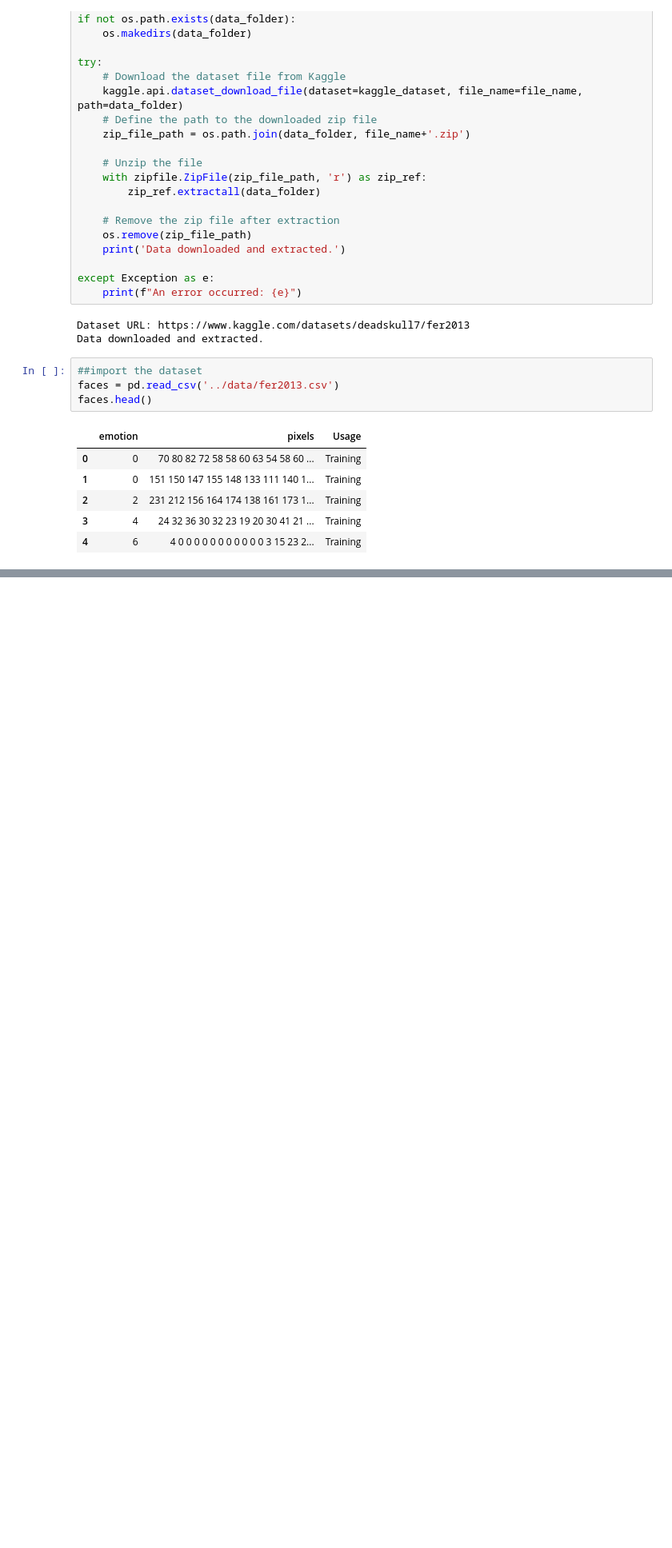
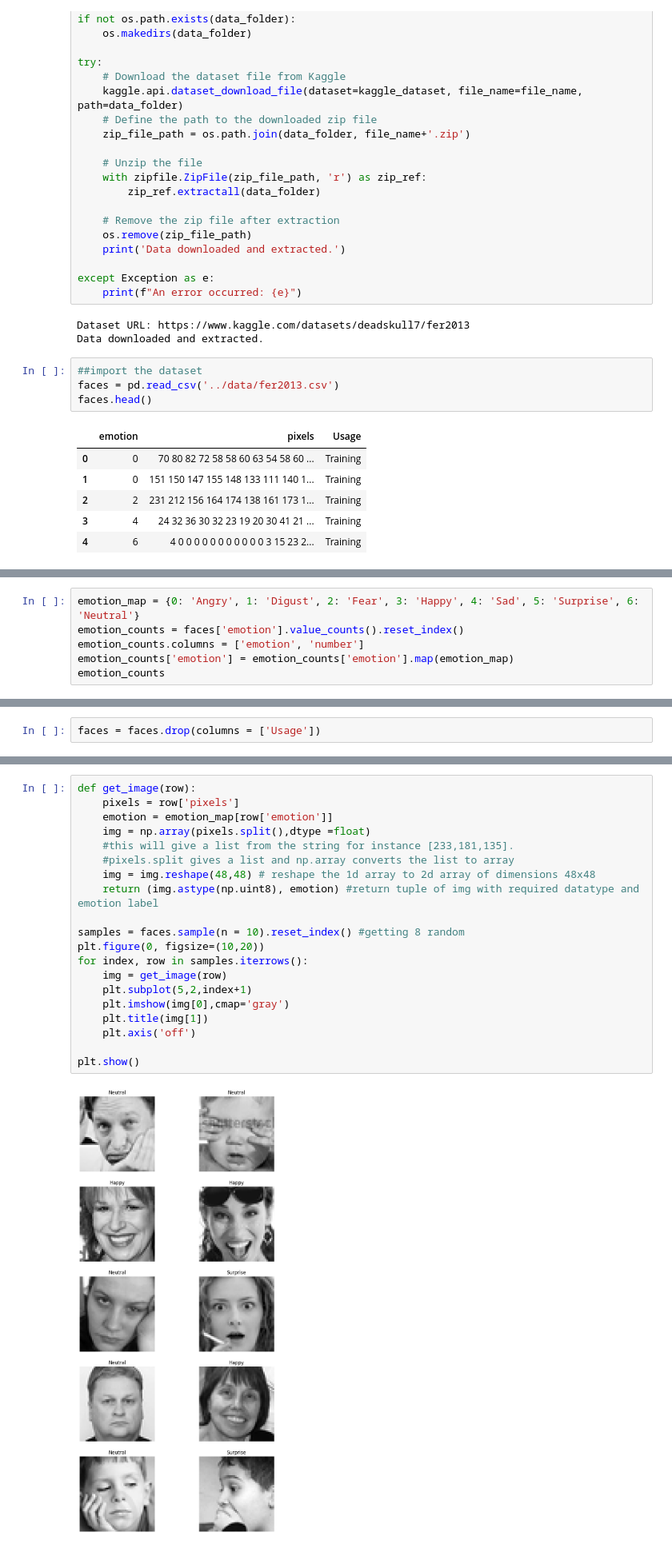
Before and after one commit to arati-shrestha/Emotune, a Jupyter notebook: Notebook/face_exploration.ipynb, the cells around one changed output, grey strips where cells are left out. Shown at 80% size. Cells and saved outputs as stored; diff of their text form; blank space fills up the shorter version.

```diff
--- a/Notebook/face_exploration.ipynb
+++ b/Notebook/face_exploration.ipynb
@@ -53,0 +74,6 @@ faces.head()
+# %%
+emotion_map = {0: 'Angry', 1: 'Digust', 2: 'Fear', 3: 'Happy', 4: 'Sad', 5: 'Surprise', 6: 'Neutral'}
+emotion_counts = faces['emotion'].value_counts().reset_index()
+emotion_counts.columns = ['emotion', 'number']
+emotion_counts['emotion'] = emotion_counts['emotion'].map(emotion_map)
+emotion_counts
@@ -53,0 +97,2 @@ faces.head()
+# %%
+faces = faces.drop(columns = ['Usage'])
@@ -53,0 +119,22 @@ faces.head()
+# %%
+def get_image(row):
+    pixels = row['pixels']
+    emotion = emotion_map[row['emotion']]
+    img = np.array(pixels.split(),dtype =float)
+    #this will give a list from the string for instance [233,181,135].
+    #pixels.split gives a list and np.array converts the list to array
+    img = img.reshape(48,48) # reshape the 1d array to 2d array of dimensions 48x48
+    return (img.astype(np.uint8), emotion) #return tuple of img with required datatype and emotion label
+
+samples = faces.sample(n = 10).reset_index() #getting 8 random
+plt.figure(0, figsize=(10,20))
+for index, row in samples.iterrows():
+    img = get_image(row)
+    plt.subplot(5,2,index+1)
+    plt.imshow(img[0],cmap='gray')
+    plt.title(img[1])
+    plt.axis('off')
+
+plt.show()
+# %% [output]
+[figure, added]
```
Also changed, not shown: parts of 14 cells of this notebook.
